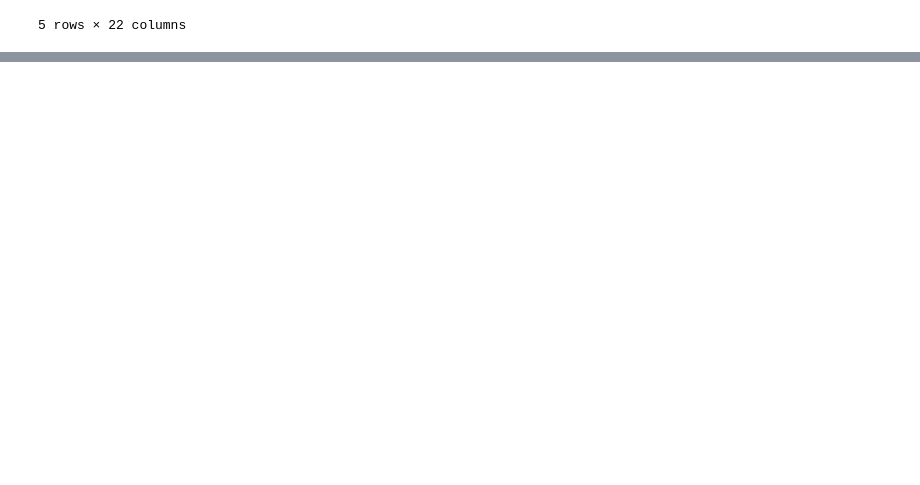
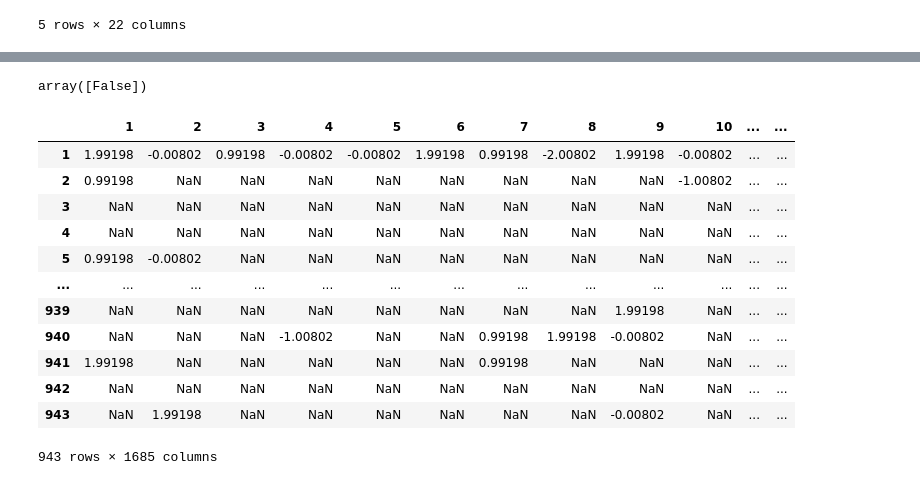
Before and after one commit to laryssastephanie/aulas_anotacoes_residencia_IA, a Jupyter notebook: Pandas/Exercicio_10.ipynb, the cells around one changed output, grey strips where cells are left out. Cells and saved outputs as stored; diff of their text form; code cells hidden in the pictures; blank space fills up the shorter version.

```diff
--- a/Pandas/Exercicio_10.ipynb
+++ b/Pandas/Exercicio_10.ipynb
@@ -272,0 +334,2 @@ filmes.head()
+# %%
+zscore_notas = notas_por_usuario - notas_por_usuario.stack().mean() / notas_por_usuario.stack().std()
@@ -272,0 +348,20 @@ filmes.head()
+# %%
+(zscore_notas.stack()>3).unique() # retorna falso, não há outliers
+# %% [output]
+array([False])
+# %%
+zscore_notas
+# %% [output]
+|  | 1 | 2 | 3 | 4 | 5 | 6 | 7 | 8 | 9 | 10 | ... | ... |
+| 1 | 1.99198 | -0.00802 | 0.99198 | -0.00802 | -0.00802 | 1.99198 | 0.99198 | -2.00802 | 1.99198 | -0.00802 | ... | ... |
+| 2 | 0.99198 | NaN | NaN | NaN | NaN | NaN | NaN | NaN | NaN | -1.00802 | ... | ... |
+| 3 | NaN | NaN | NaN | NaN | NaN | NaN | NaN | NaN | NaN | NaN | ... | ... |
+| 4 | NaN | NaN | NaN | NaN | NaN | NaN | NaN | NaN | NaN | NaN | ... | ... |
+| 5 | 0.99198 | -0.00802 | NaN | NaN | NaN | NaN | NaN | NaN | NaN | NaN | ... | ... |
+| ... | ... | ... | ... | ... | ... | ... | ... | ... | ... | ... | ... | ... |
+| 939 | NaN | NaN | NaN | NaN | NaN | NaN | NaN | NaN | 1.99198 | NaN | ... | ... |
+| 940 | NaN | NaN | NaN | -1.00802 | NaN | NaN | 0.99198 | 1.99198 | -0.00802 | NaN | ... | ... |
+| 941 | 1.99198 | NaN | NaN | NaN | NaN | NaN | 0.99198 | NaN | NaN | NaN | ... | ... |
+| 942 | NaN | NaN | NaN | NaN | NaN | NaN | NaN | NaN | NaN | NaN | ... | ... |
+| 943 | NaN | 1.99198 | NaN | NaN | NaN | NaN | NaN | NaN | -0.00802 | NaN | ... | ... |
+943 rows × 1685 columns
```
Also changed, not shown: parts of 58 cells of this notebook, 1 other file.
